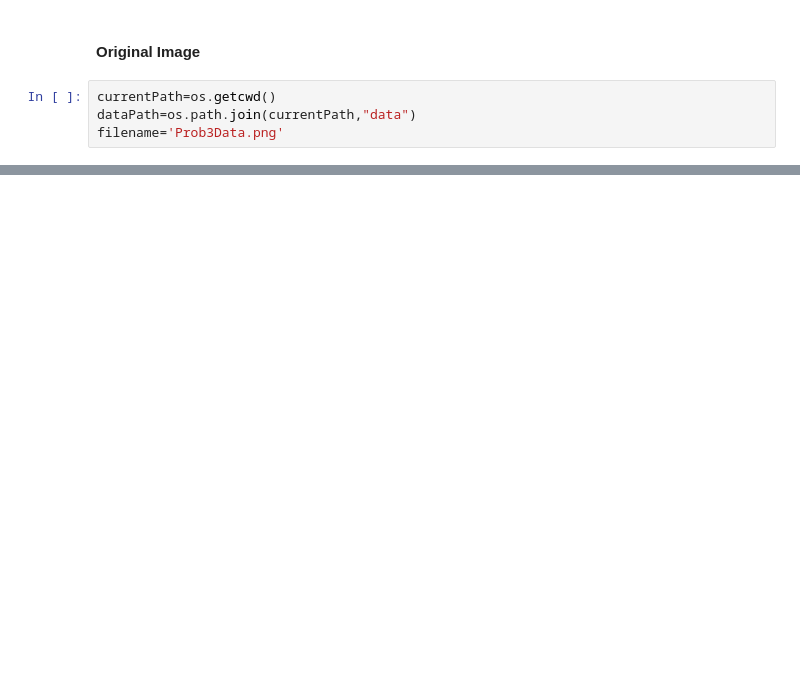
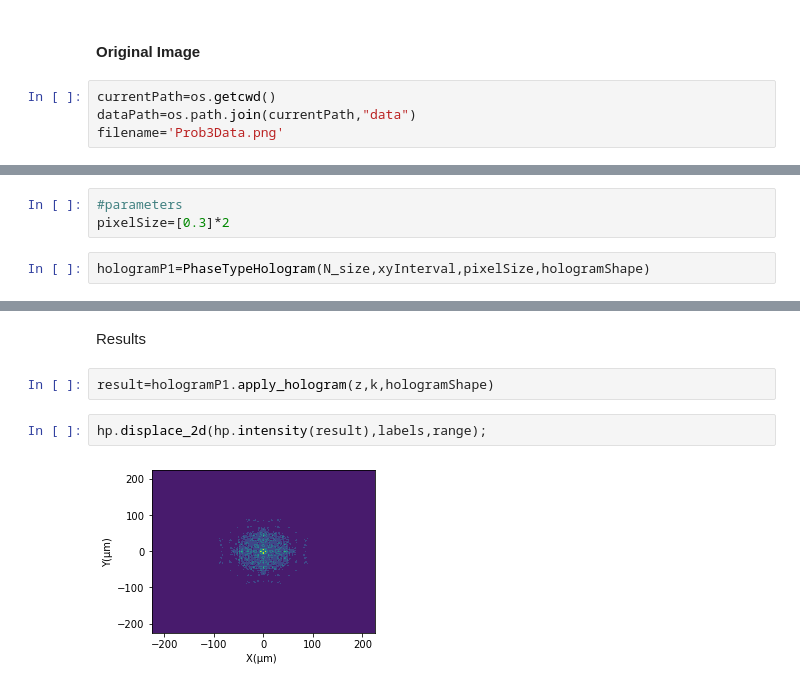
Before and after one commit to yesunhuang/Optics_Toolbox_In_Python, a Jupyter notebook: notebooks/GSAlgorithm.ipynb, the cells around one changed output, grey strips where cells are left out. Drawn from its saved outputs; the diff is of its cells as text; blank space fills up the shorter version.

```diff
--- a/notebooks/GSAlgorithm.ipynb
+++ b/notebooks/GSAlgorithm.ipynb
@@ -187,0 +93,5 @@ hp.displace_2d(hp.intensity(Ui),labels,range)
+# %%
+#parameters
+pixelSize=[0.3]*2
+# %%
+hologramP1=PhaseTypeHologram(N_size,xyInterval,pixelSize,hologramShape)
@@ -187,0 +113,8 @@ hp.displace_2d(hp.intensity(Ui),labels,range)
+# %% [markdown]
+Results
+# %%
+result=hologramP1.apply_hologram(z,k,hologramShape)
+# %%
+hp.displace_2d(hp.intensity(result),labels,range);
+# %% [output]
+[figure, added]
```
Also changed, not shown: parts of 73 cells of this notebook, 2 other files.
